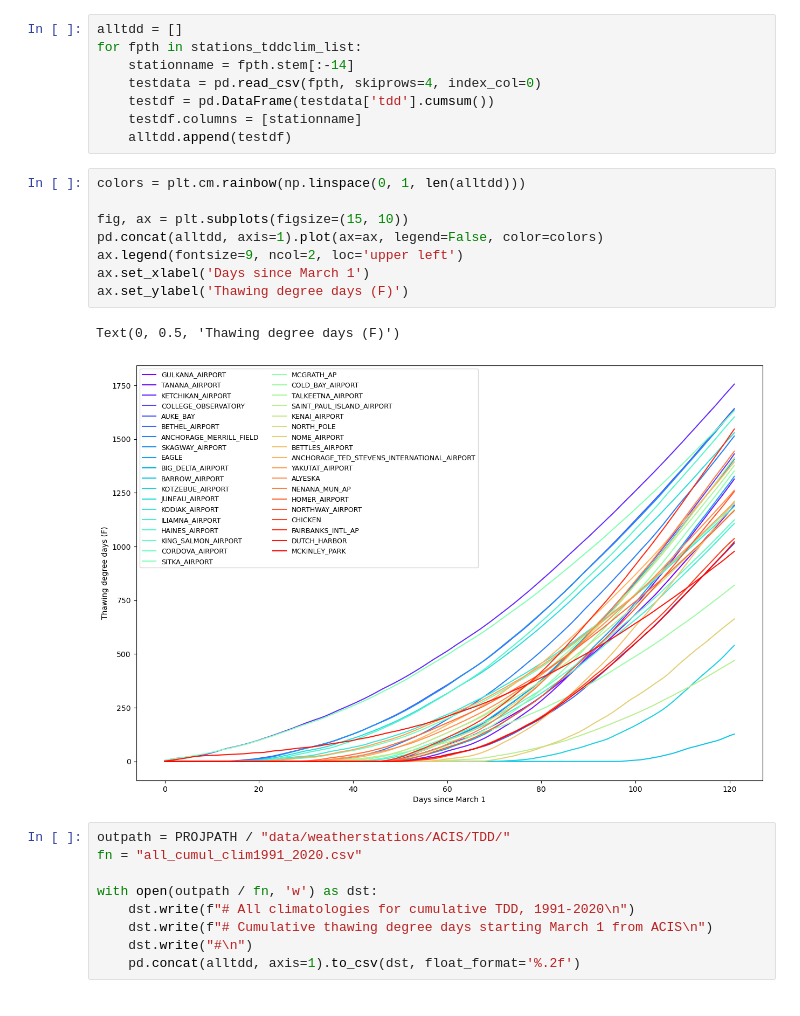
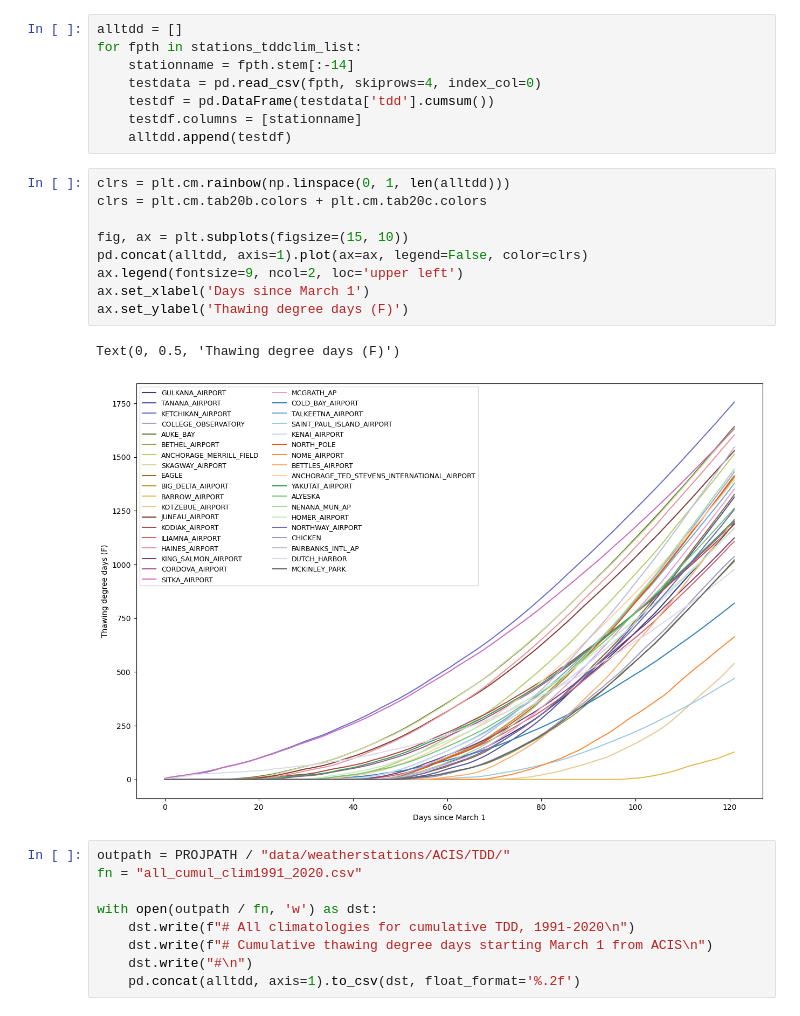
Before and after one commit to chryss/riverice, a Jupyter notebook: JupyterNotebooks/ACIS_tddcumulclimatology.ipynb, the cells around one changed output. Drawn from its saved outputs; the diff is of its cells as text.

```diff
--- a/JupyterNotebooks/ACIS_tddcumulclimatology.ipynb
+++ b/JupyterNotebooks/ACIS_tddcumulclimatology.ipynb
@@ -67,16 +68,17 @@ for fpth in stations_tddclim_list:
     testdf.columns = [stationname]
     alltdd.append(testdf)
 # %%
-colors = plt.cm.rainbow(np.linspace(0, 1, len(alltdd)))
+clrs = plt.cm.rainbow(np.linspace(0, 1, len(alltdd)))
+clrs = plt.cm.tab20b.colors + plt.cm.tab20c.colors
 
 fig, ax = plt.subplots(figsize=(15, 10))
-pd.concat(alltdd, axis=1).plot(ax=ax, legend=False, color=colors)
+pd.concat(alltdd, axis=1).plot(ax=ax, legend=False, color=clrs)
 ax.legend(fontsize=9, ncol=2, loc='upper left')
 ax.set_xlabel('Days since March 1')
 ax.set_ylabel('Thawing degree days (F)')
 # %% [output]
 Text(0, 0.5, 'Thawing degree days (F)')
-[figure, old version]
+[figure, new version]
 # %%
 outpath = PROJPATH / "data/weatherstations/ACIS/TDD/"
 fn = "all_cumul_clim1991_2020.csv"
```
Also changed, not shown: parts of 4 cells of this notebook, 17 other files.
